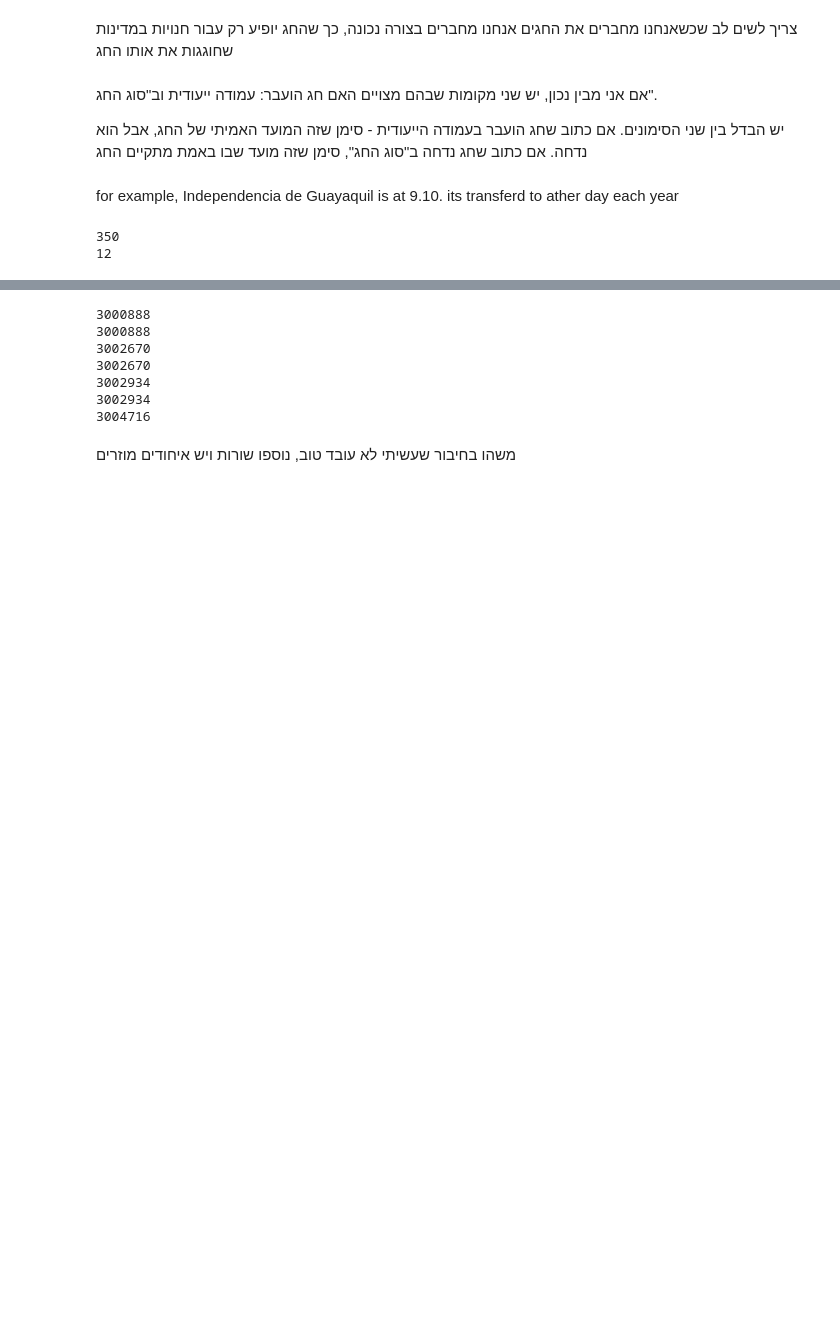
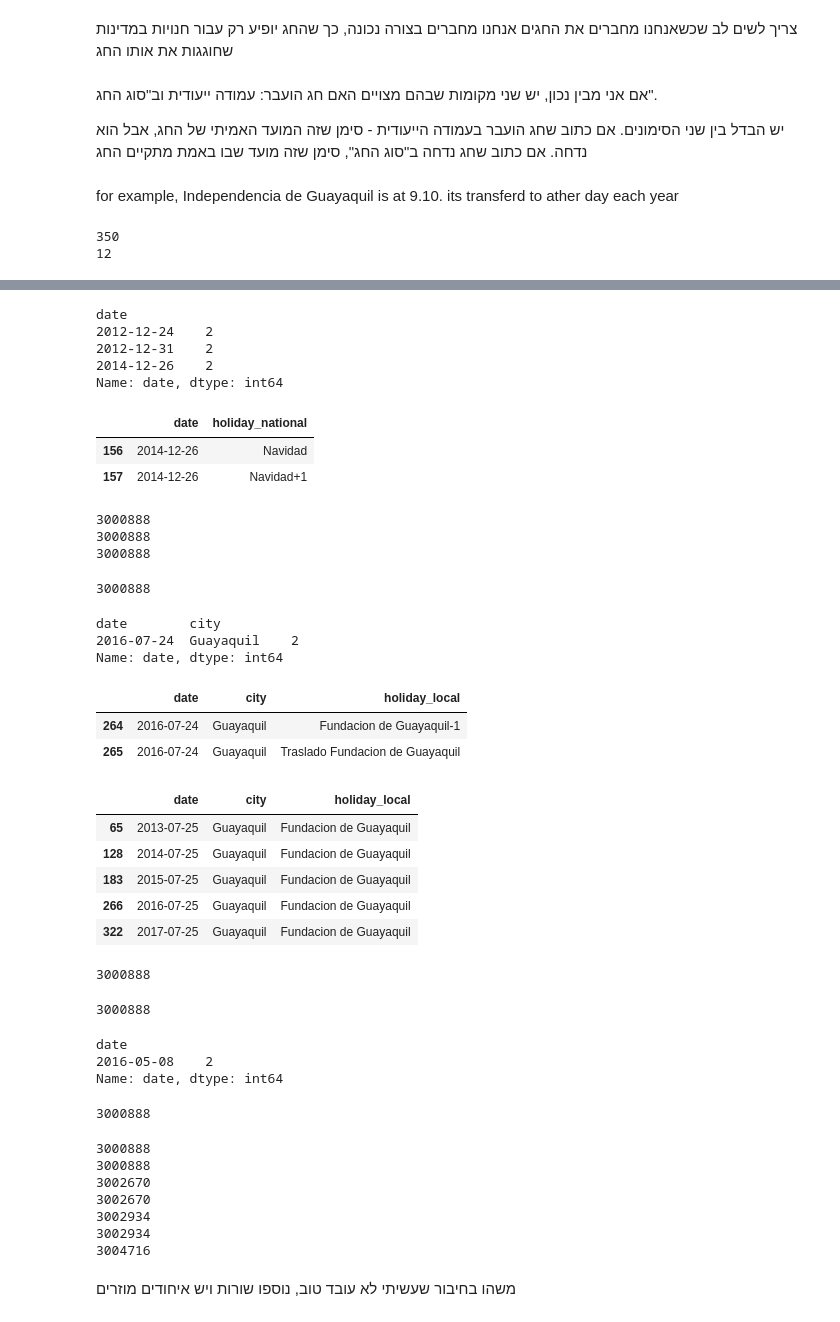
Before and after one commit to YotamAflalo/Store-Sales-Time-Series-Forecasting, a Jupyter notebook: time-series-forecasting-the-best-group.ipynb, the cells around one changed output, grey strips where cells are left out. Drawn from its saved outputs; the diff is of its cells as text; code cells hidden in the pictures; blank space fills up the shorter version.

```diff
--- a/time-series-forecasting-the-best-group.ipynb
+++ b/time-series-forecasting-the-best-group.ipynb
@@ -222,0 +223,14 @@ events = events.drop(239)
+# %%
+national.groupby(['date']).date.count()[national.groupby(['date']).date.count()>1]
+# %% [output]
+date
+2012-12-24    2
+2012-12-31    2
+2014-12-26    2
+Name: date, dtype: int64
+# %%
+national[national['date']=='2014-12-26']
+# %% [output]
+|  | date | holiday_national |
+| 156 | 2014-12-26 | Navidad |
+| 157 | 2014-12-26 | Navidad+1 |
@@ -222,0 +239,58 @@ events = events.drop(239)
+# %%
+print(len(train))
+df = pd.merge(train, store,how = "left", on = ["store_nbr"])
+df["store_nbr"] = df["store_nbr"].astype("int8")
+print(len(df))
+
+df = pd.merge(df, national, how = "left",on = ["date"])
+print(len(df))
+# %% [output]
+3000888
+3000888
+3000888
+# %%
+# Regional
+df = pd.merge(df, regional, how = "left", on = ["date", "state"])
+print(len(df))
+# %% [output]
+3000888
+# %%
+local.groupby(['date','city']).date.count()[local.groupby(['date','city']).date.count()>1]
+# %% [output]
+date        city
+2016-07-24  Guayaquil    2
+Name: date, dtype: int64
+# %%
+local[local['date']=='2016-07-24']
+# %% [output]
+|  | date | city | holiday_local |
+| 264 | 2016-07-24 | Guayaquil | Fundacion de Guayaquil-1 |
+| 265 | 2016-07-24 | Guayaquil | Traslado Fundacion de Guayaquil |
+# %%
+local.drop(index=[265],inplace=True)
+# %%
+local[local['holiday_local'] == 'Fundacion de Guayaquil']
+# %% [output]
+|  | date | city | holiday_local |
+| 65 | 2013-07-25 | Guayaquil | Fundacion de Guayaquil |
+| 128 | 2014-07-25 | Guayaquil | Fundacion de Guayaquil |
+| 183 | 2015-07-25 | Guayaquil | Fundacion de Guayaquil |
+| 266 | 2016-07-25 | Guayaquil | Fundacion de Guayaquil |
+| 322 | 2017-07-25 | Guayaquil | Fundacion de Guayaquil |
+# %%
+# Local
+df = pd.merge(df, local, how = "left", on = ["date", "city"])
+print(len(df))
+# %% [output]
+3000888
+# %%
+df = pd.merge(df,work_day[["date", "type"]].rename({"type":"IsWorkDay"}, axis = 1),how = "left")
+print(len(df))
+# %% [output]
+3000888
+# %%
+events.groupby(['date']).date.count()[events.groupby(['date']).date.count()>1]
+# %% [output]
+date
+2016-05-08    2
+Name: date, dtype: int64
@@ -223 +300,7 @@ events = events.drop(239)
+# %%
+df = pd.merge(df, events, how = "left")
+df[events_cat] = df[events_cat].fillna(0)
+print(len(df))
+# %% [output]
+3000888
 # %%
```
Also changed, not shown: parts of 15 cells of this notebook, 1 other file.
